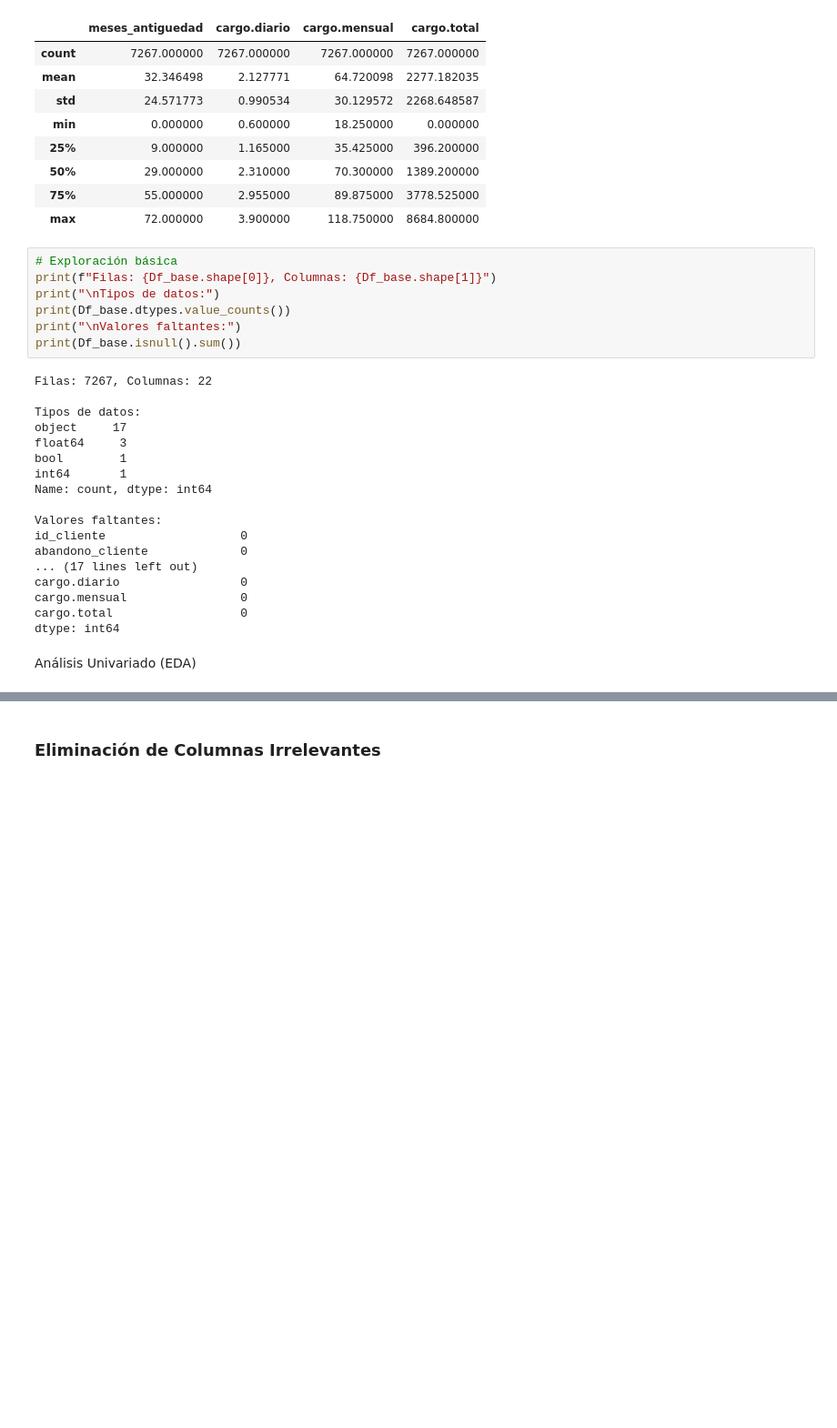
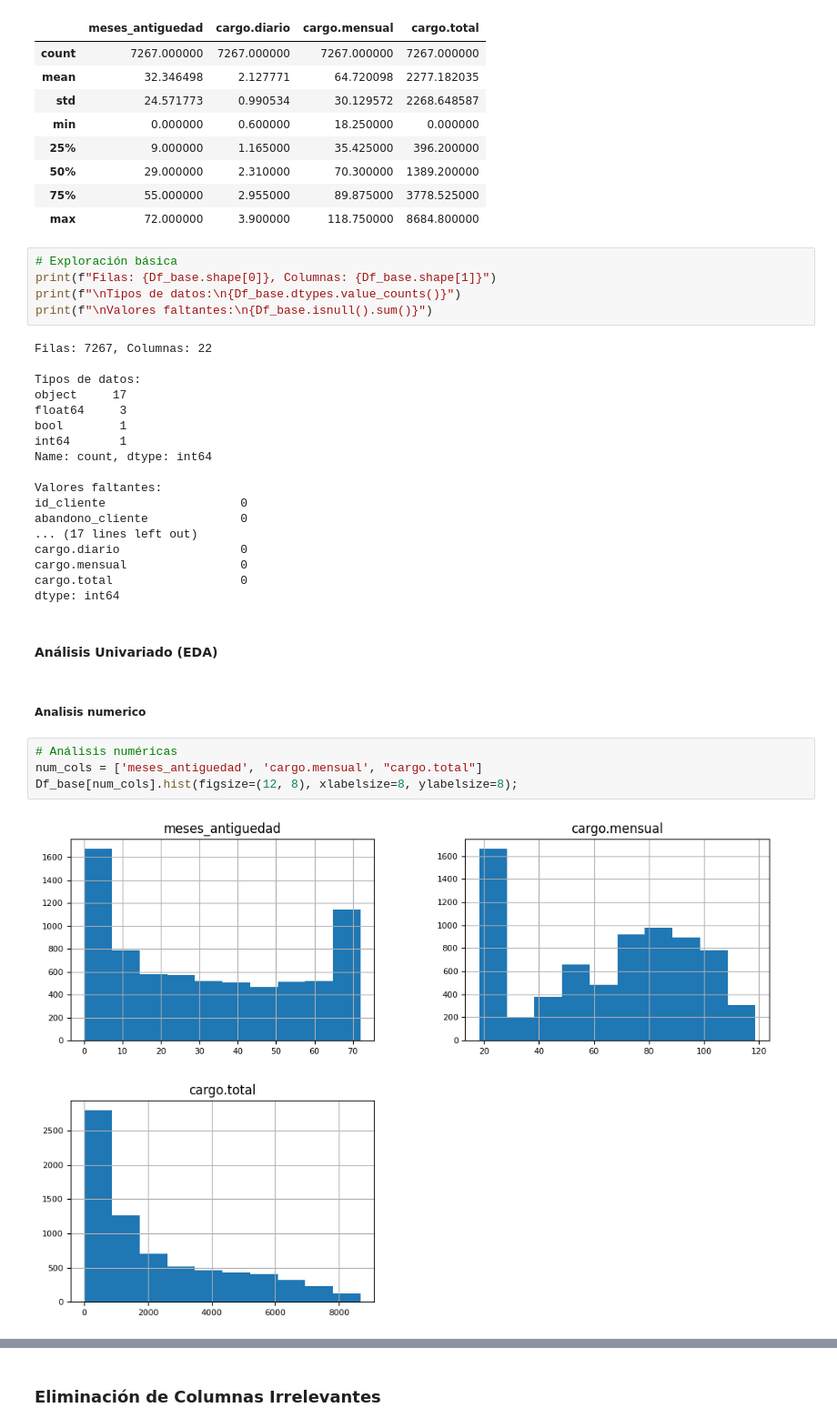
Before and after one commit to MigXDev/CS_Datos_I_DESAFIO_3, a Jupyter notebook: TelecomX_LATAM_2.ipynb, the cells around one changed output, grey strips where cells are left out. Shown: that part at 91% size. Drawn from its saved outputs; the diff is of its cells as text; blank space fills up the shorter version.

```diff
--- a/TelecomX_LATAM_2.ipynb
+++ b/TelecomX_LATAM_2.ipynb
@@ -110,10 +74,8 @@ Df_base.describe()
 # %%
 # Exploración básica
 print(f"Filas: {Df_base.shape[0]}, Columnas: {Df_base.shape[1]}")
-print("\nTipos de datos:")
-print(Df_base.dtypes.value_counts())
-print("\nValores faltantes:")
-print(Df_base.isnull().sum())
+print(f"\nTipos de datos:\n{Df_base.dtypes.value_counts()}")
+print(f"\nValores faltantes:\n{Df_base.isnull().sum()}")
 # %% [output]
 Filas: 7267, Columnas: 22
 
@@ -133,4 +95,12 @@ cargo.mensual                0
 cargo.total                  0
 dtype: int64
 # %% [markdown]
-Análisis Univariado (EDA)
+#### Análisis Univariado (EDA)
+# %% [markdown]
+##### Analisis numerico
+# %%
+# Análisis numéricas
+num_cols = ['meses_antiguedad', 'cargo.mensual', "cargo.total"]
+Df_base[num_cols].hist(figsize=(12, 8), xlabelsize=8, ylabelsize=8);
+# %% [output]
+[figure, added]
```
Also changed, not shown: parts of 67 cells of this notebook.
